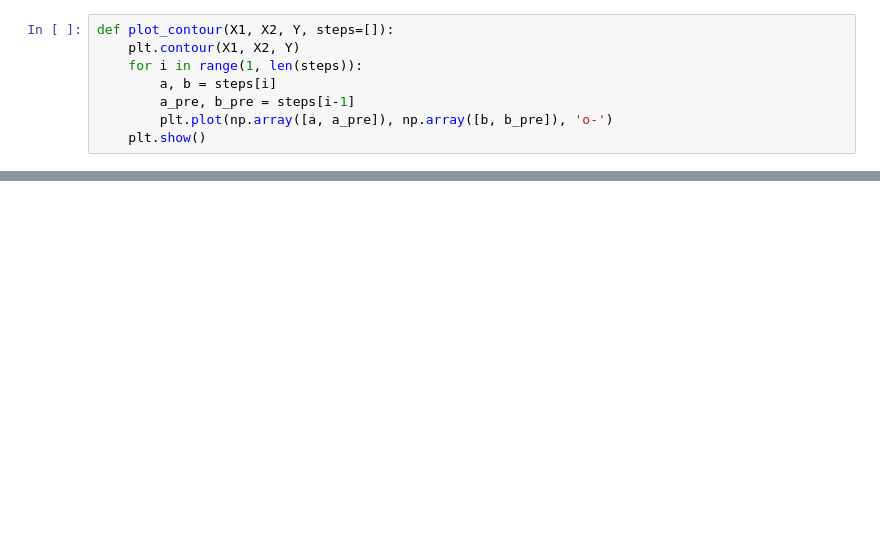
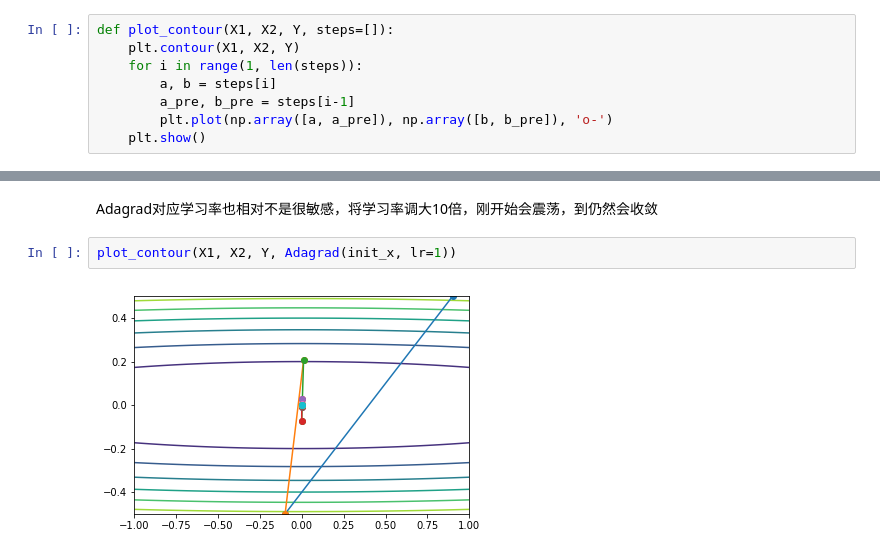
Before and after one commit to LydiaY5559/Practice, a Jupyter notebook: DeepLearning/optimization.ipynb, the cells around one changed output, grey strips where cells are left out. Cells and saved outputs as stored; diff of their text form; blank space fills up the shorter version.

```diff
--- a/DeepLearning/optimization.ipynb
+++ b/DeepLearning/optimization.ipynb
@@ -68,0 +102,6 @@ plot_contour(X1, X2, Y, NAG(init_x))
+# %% [markdown]
+Adagrad对应学习率也相对不是很敏感，将学习率调大10倍，刚开始会震荡，到仍然会收敛
+# %%
+plot_contour(X1, X2, Y, Adagrad(init_x, lr=1))
+# %% [output]
+[figure, added]
```
Also changed, not shown: parts of 17 cells of this notebook.
